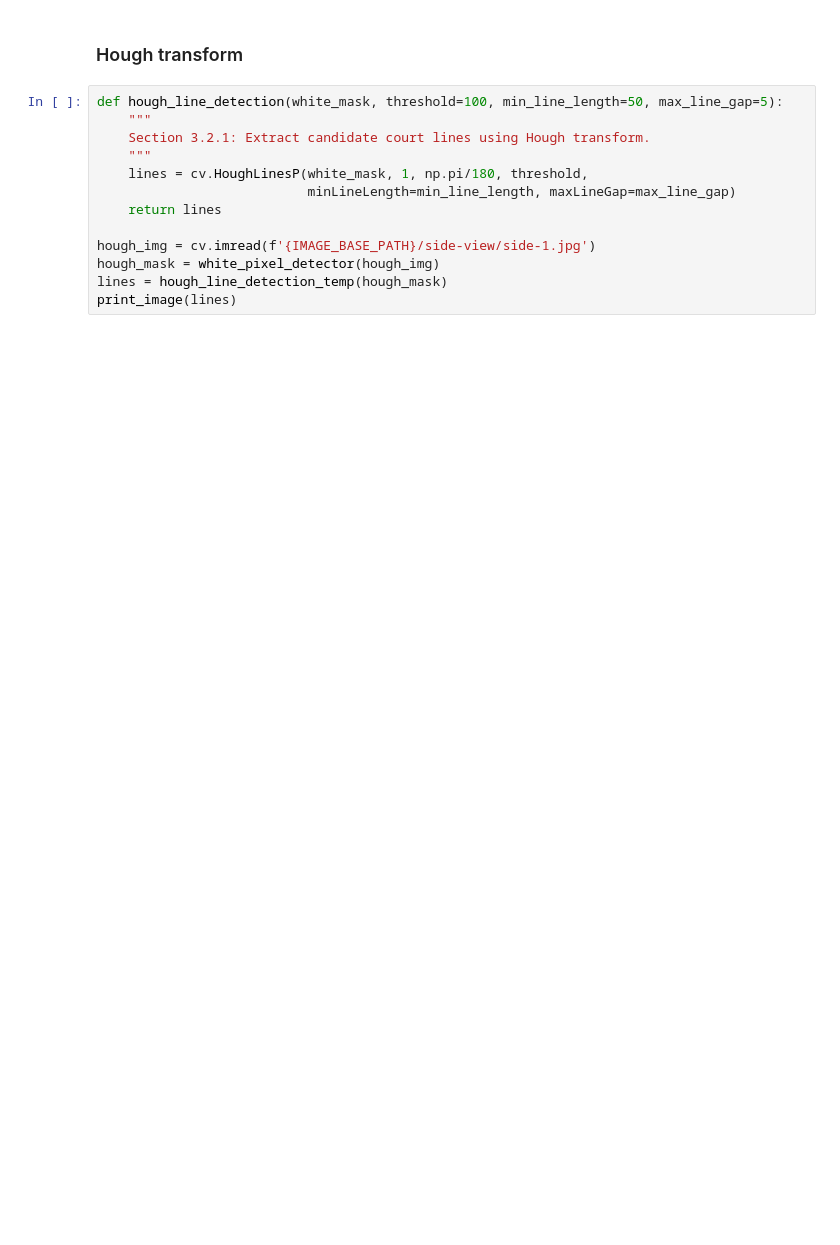
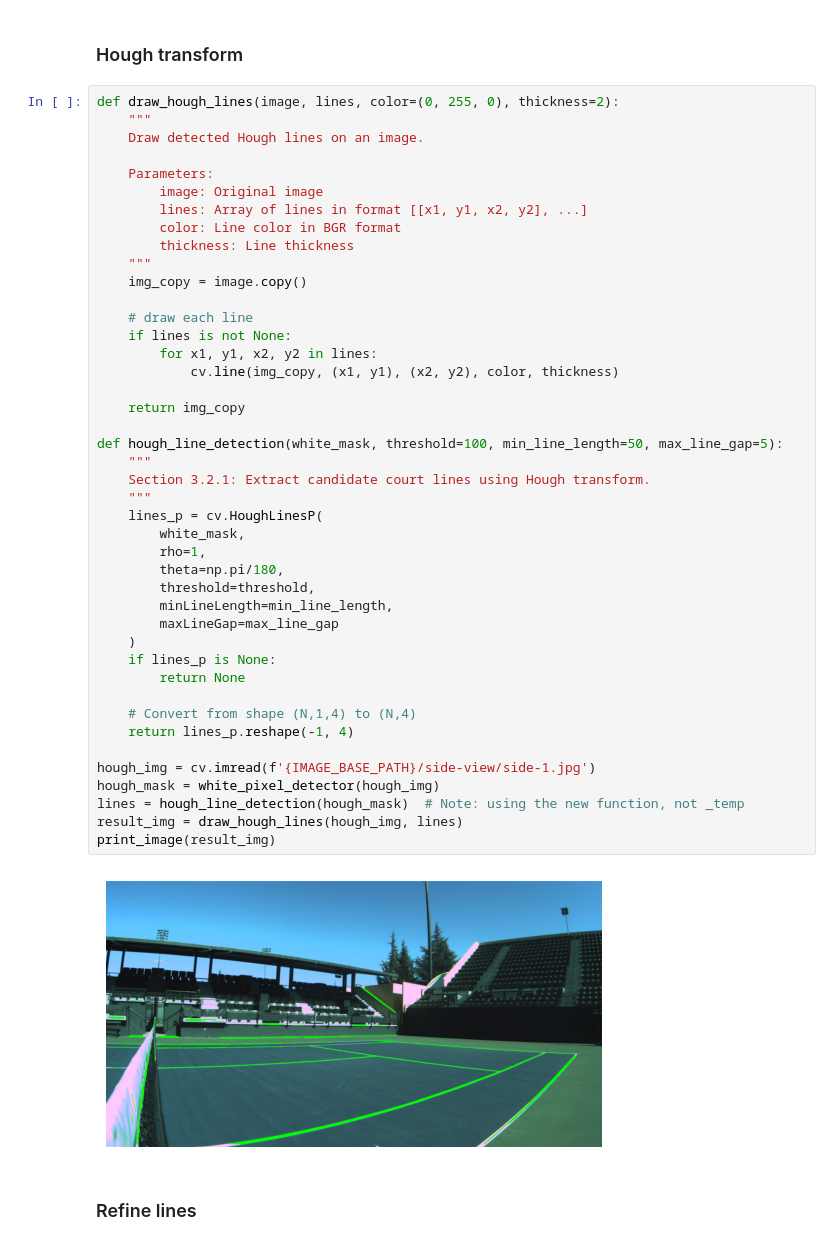
Before and after one commit to damianstone/cv-calibration-triangulation, a Jupyter notebook: src/robust-calibration/get_extrinsic_params.ipynb, the cells around one changed output. Saved outputs shown, nothing was run; the diff lists cells and outputs as text; blank space fills up the shorter version.

```diff
--- a/src/robust-calibration/get_extrinsic_params.ipynb
+++ b/src/robust-calibration/get_extrinsic_params.ipynb
@@ -293,15 +299,49 @@ print_image(processed)
 # %% [markdown]
 ### Hough transform
 # %%
+def draw_hough_lines(image, lines, color=(0, 255, 0), thickness=2):
+    """
+    Draw detected Hough lines on an image.
+
+    Parameters:
+        image: Original image
+        lines: Array of lines in format [[x1, y1, x2, y2], ...]
+        color: Line color in BGR format
+        thickness: Line thickness
+    """
+    img_copy = image.copy()
+
+    # draw each line
+    if lines is not None:
+        for x1, y1, x2, y2 in lines:
+            cv.line(img_copy, (x1, y1), (x2, y2), color, thickness)
+
+    return img_copy
+
 def hough_line_detection(white_mask, threshold=100, min_line_length=50, max_line_gap=5):
     """
     Section 3.2.1: Extract candidate court lines using Hough transform.
     """
-    lines = cv.HoughLinesP(white_mask, 1, np.pi/180, threshold,
-                           minLineLength=min_line_length, maxLineGap=max_line_gap)
-    return lines
+    lines_p = cv.HoughLinesP(
+        white_mask,
+        rho=1,
+        theta=np.pi/180,
+        threshold=threshold,
+        minLineLength=min_line_length,
+        maxLineGap=max_line_gap
+    )
+    if lines_p is None:
+        return None
+
+    # Convert from shape (N,1,4) to (N,4)
+    return lines_p.reshape(-1, 4)
 
 hough_img = cv.imread(f'{IMAGE_BASE_PATH}/side-view/side-1.jpg')
 hough_mask = white_pixel_detector(hough_img)
-lines = hough_line_detection_temp(hough_mask)
-print_image(lines)
+lines = hough_line_detection(hough_mask)  # Note: using the new function, not _temp
+result_img = draw_hough_lines(hough_img, lines)
+print_image(result_img)
+# %% [output]
+[figure, added]
+# %% [markdown]
+### Refine lines
```
Also changed, not shown: parts of 1 cell of this notebook.
